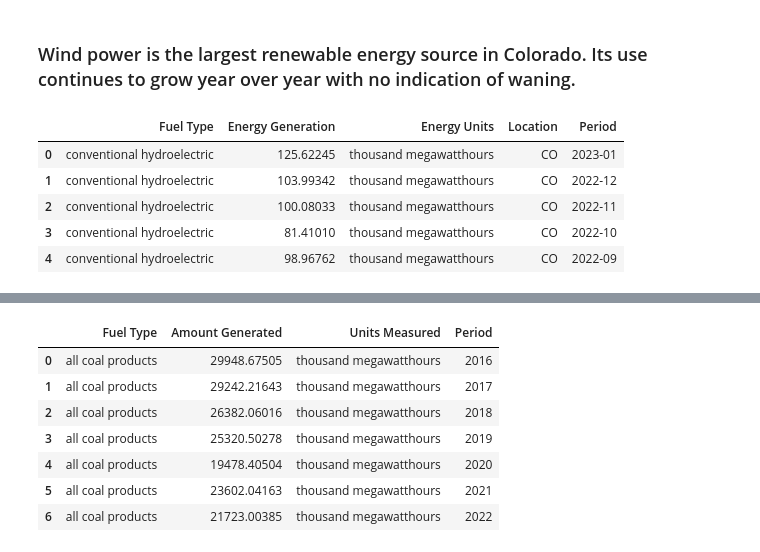
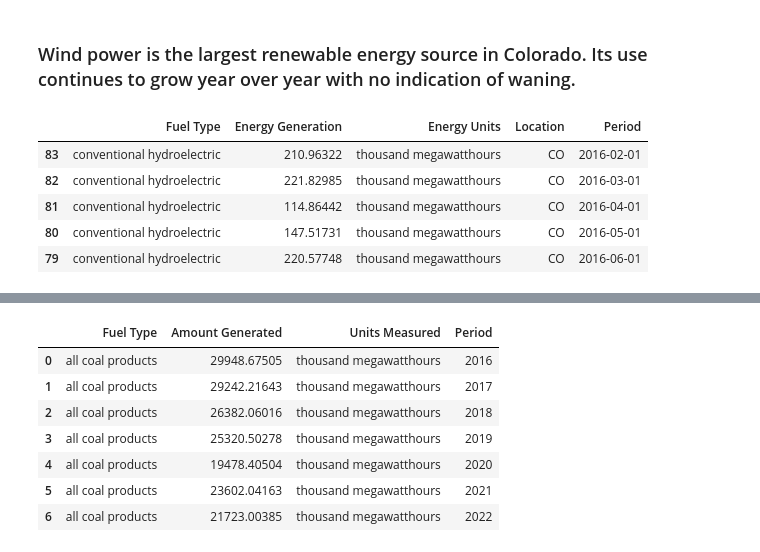
Before and after one commit to Zmart-22/Group-Project-1, a Jupyter notebook: pynergyII.ipynb, the cells around one changed output, grey strips where cells are left out. Saved outputs shown, nothing was run; the diff lists cells and outputs as text; code cells hidden in the pictures.

```diff
--- a/pynergyII.ipynb
+++ b/pynergyII.ipynb
@@ -152,12 +155,17 @@ r-value = 0.9274936502735128
 # %% [markdown]
 ### Wind power is the largest renewable energy source in Colorado. Its use continues to grow year over year with no indication of waning.
 # %%
+# read in hydro energy, This hydro is briken down by month.
 hydro_energy_df = pd.DataFrame(pd.read_csv('CSV/Hydro_energy_generation.csv'))
-hydro_energy_df.head()
+hydro_energy_df['Period'] = pd.to_datetime(hydro_energy_df['Period'])
+hydro_energy_df.sort_values(by='Period', inplace = True)
+mask = (hydro_energy_df['Period'] > '2016-01-01') & (hydro_energy_df['Period'] <= '2021-12-01')
+correct_hydro_range=hydro_energy_df.loc[mask]
+correct_hydro_range.head()
 # %% [output]
 |  | Fuel Type | Energy Generation | Energy Units | Location | Period |
-| 0 | conventional hydroelectric | 125.62245 | thousand megawatthours | CO | 2023-01 |
-| 1 | conventional hydroelectric | 103.99342 | thousand megawatthours | CO | 2022-12 |
-| 2 | conventional hydroelectric | 100.08033 | thousand megawatthours | CO | 2022-11 |
-| 3 | conventional hydroelectric | 81.41010 | thousand megawatthours | CO | 2022-10 |
-| 4 | conventional hydroelectric | 98.96762 | thousand megawatthours | CO | 2022-09 |
+| 83 | conventional hydroelectric | 210.96322 | thousand megawatthours | CO | 2016-02-01 |
+| 82 | conventional hydroelectric | 221.82985 | thousand megawatthours | CO | 2016-03-01 |
+| 81 | conventional hydroelectric | 114.86442 | thousand megawatthours | CO | 2016-04-01 |
+| 80 | conventional hydroelectric | 147.51731 | thousand megawatthours | CO | 2016-05-01 |
+| 79 | conventional hydroelectric | 220.57748 | thousand megawatthours | CO | 2016-06-01 |
```
Also changed, not shown: parts of 5 cells of this notebook, 1 other file.
